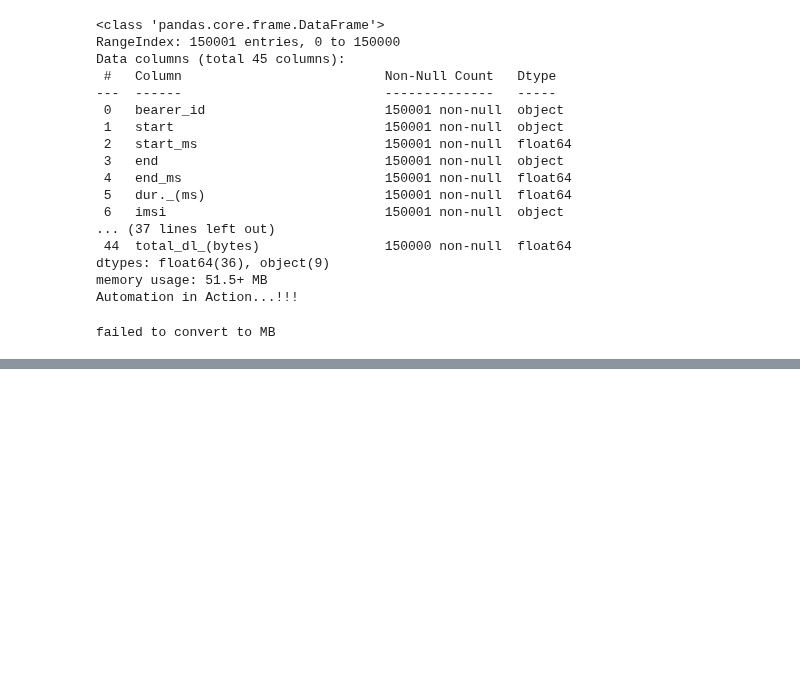
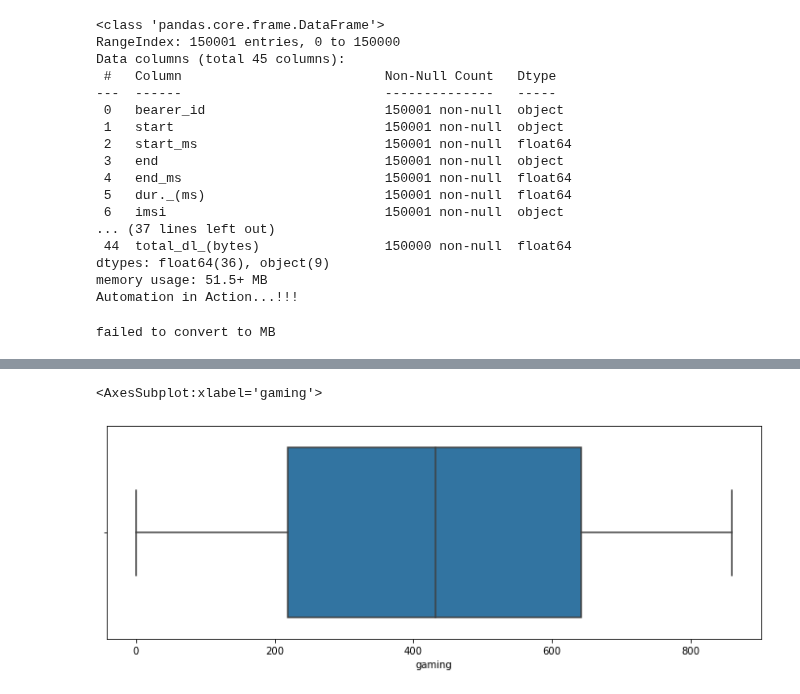
Before and after one commit to Melak2017/Telecommunication-Data-Analysis, a Jupyter notebook: Jup_Notebooks/Data_Exploration.ipynb, the cells around one changed output, grey strips where cells are left out. Saved outputs shown, nothing was run; the diff lists cells and outputs as text; code cells hidden in the pictures; blank space fills up the shorter version.

```diff
--- a/Jup_Notebooks/Data_Exploration.ipynb
+++ b/Jup_Notebooks/Data_Exploration.ipynb
@@ -155,0 +229,7 @@ total_data_volume.groupby('msisdn/number').sum().sample(10)
+# %%
+
+plt.figure(figsize=(12, 4),edgecolor='#1f3047')
+sns.boxplot(df['gaming'])
+# %% [output]
+<AxesSubplot:xlabel='gaming'>
+[figure, added]
```
Also changed, not shown: parts of 33 cells of this notebook.
